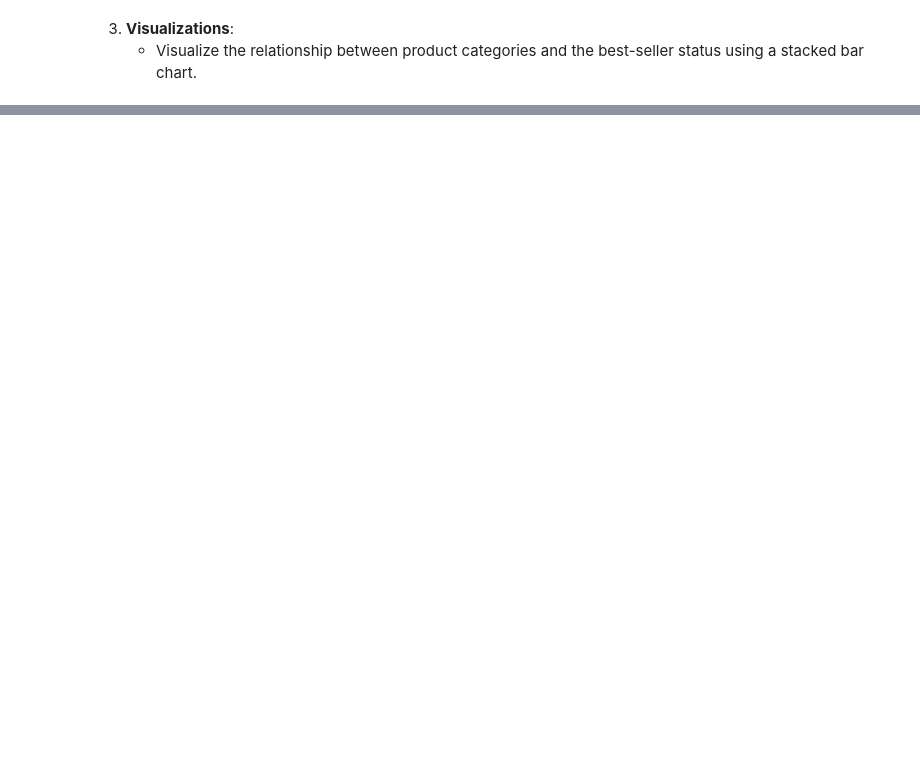
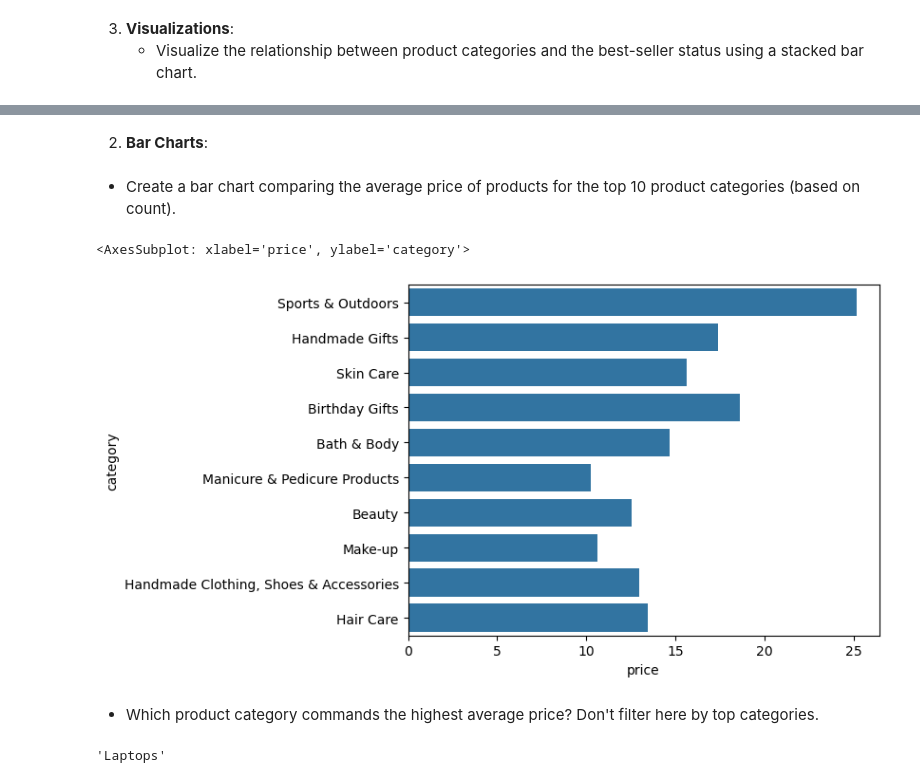
Before and after one commit to jalbin/lab-eda-bivariate, a Jupyter notebook: lab_eda_bivariate.ipynb, the cells around one changed output, grey strips where cells are left out. Drawn from its saved outputs; the diff is of its cells as text; code cells hidden in the pictures; blank space fills up the shorter version.

```diff
--- a/lab_eda_bivariate.ipynb
+++ b/lab_eda_bivariate.ipynb
@@ -114,0 +102,15 @@ iqr = df['price'].quantile([0.25, 0.75])[0.75] - df['price'].quantile([0.25, 0.7
+# %% [markdown]
+2. **Bar Charts**:
+# %% [markdown]
+- Create a bar chart comparing the average price of products for the top 10 product categories (based on count).
+# %%
+sns.barplot(data=df1[df1['category'].isin(df1['category'].value_counts().sort_values(ascending=False).head(10).index)],x='price', y='category', errorbar=None)
+# %% [output]
+<AxesSubplot: xlabel='price', ylabel='category'>
+[figure, added]
+# %% [markdown]
+- Which product category commands the highest average price? Don't filter here by top categories.
+# %%
+list(df.groupby('category')['price'].mean().sort_values(ascending=False).head(1).index)[0]
+# %% [output]
+'Laptops'
```
Also changed, not shown: parts of 53 cells of this notebook.
